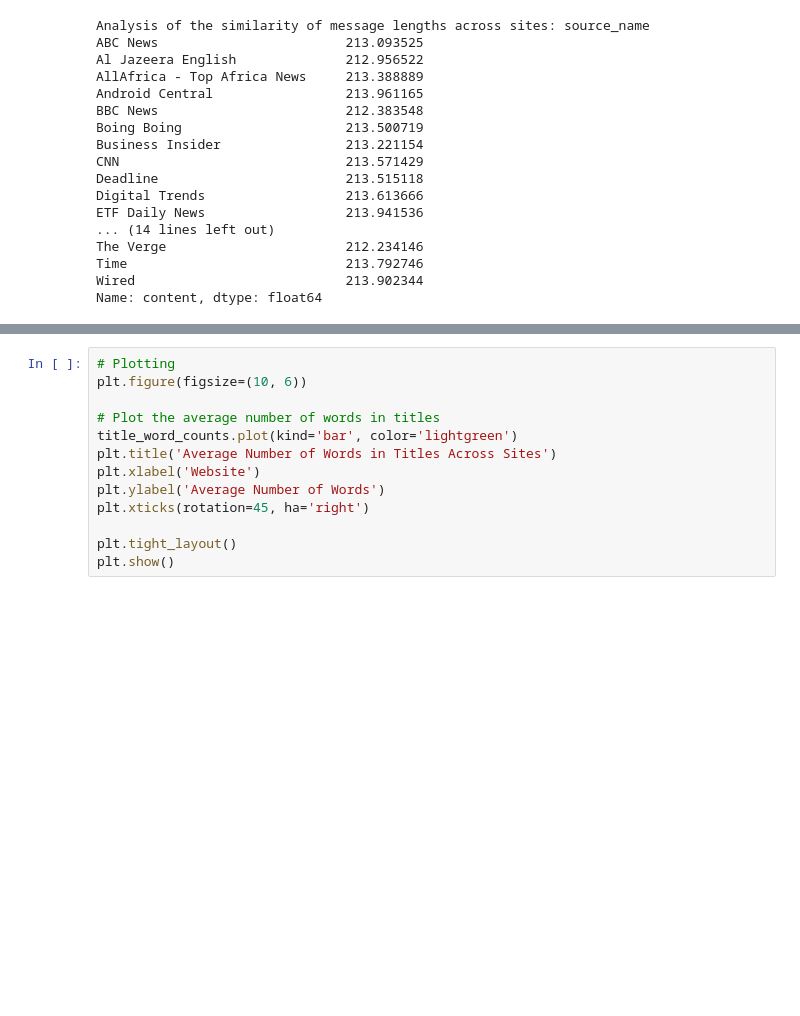
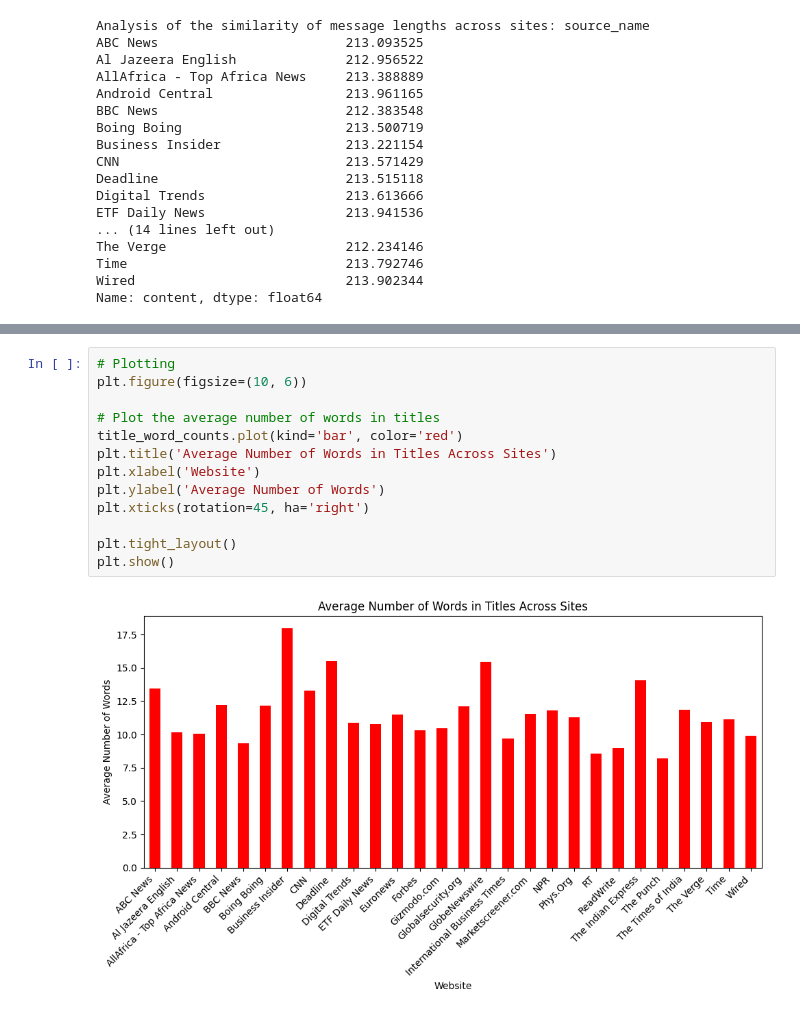
Before and after one commit to slykkkk/news_correlation_10ac_week0, a Jupyter notebook: notebooks/parse_news_data.ipynb, the cells around one changed output, grey strips where cells are left out. Drawn from its saved outputs; the diff is of its cells as text; blank space fills up the shorter version.

```diff
--- a/notebooks/parse_news_data.ipynb
+++ b/notebooks/parse_news_data.ipynb
@@ -279,16 +302,18 @@ plt.show()
 # %%
 # Plotting
 plt.figure(figsize=(10, 6))
 
 # Plot the average number of words in titles
-title_word_counts.plot(kind='bar', color='lightgreen')
+title_word_counts.plot(kind='bar', color='red')
 plt.title('Average Number of Words in Titles Across Sites')
 plt.xlabel('Website')
 plt.ylabel('Average Number of Words')
 plt.xticks(rotation=45, ha='right')
 
 plt.tight_layout()
 plt.show()
+# %% [output]
+[figure, added]
 # %%
 
 # Compare content metadata across sites
```
Also changed, not shown: parts of 8 cells of this notebook.
